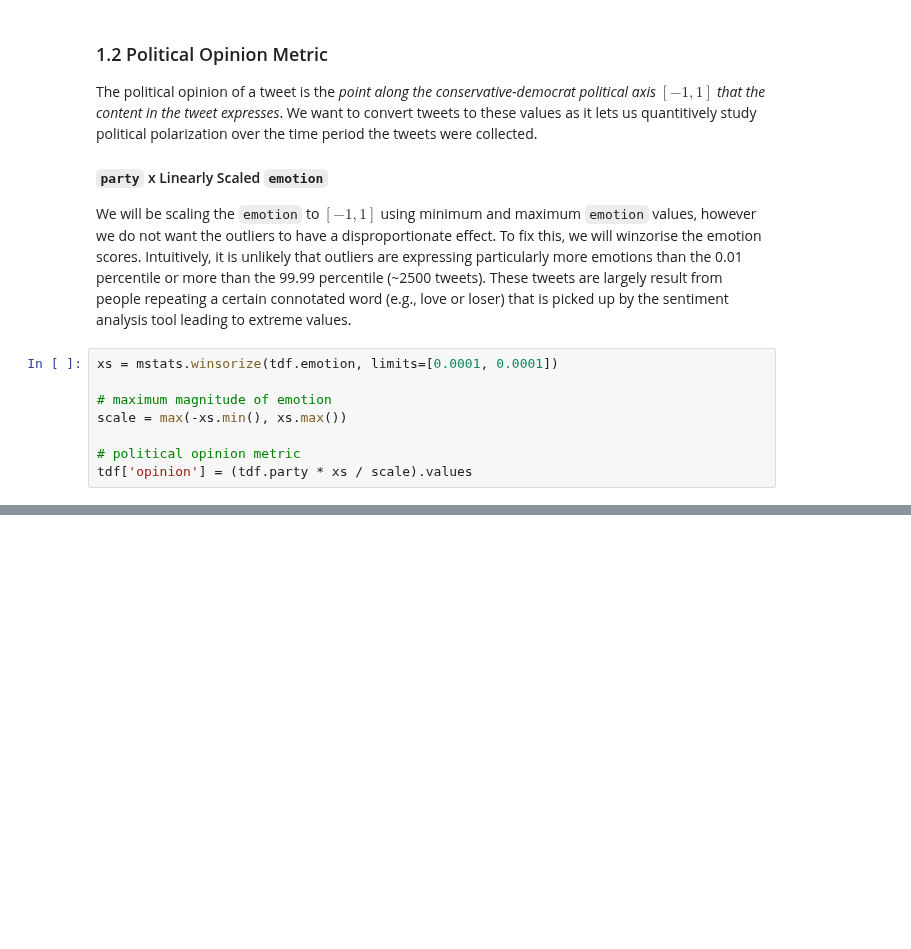
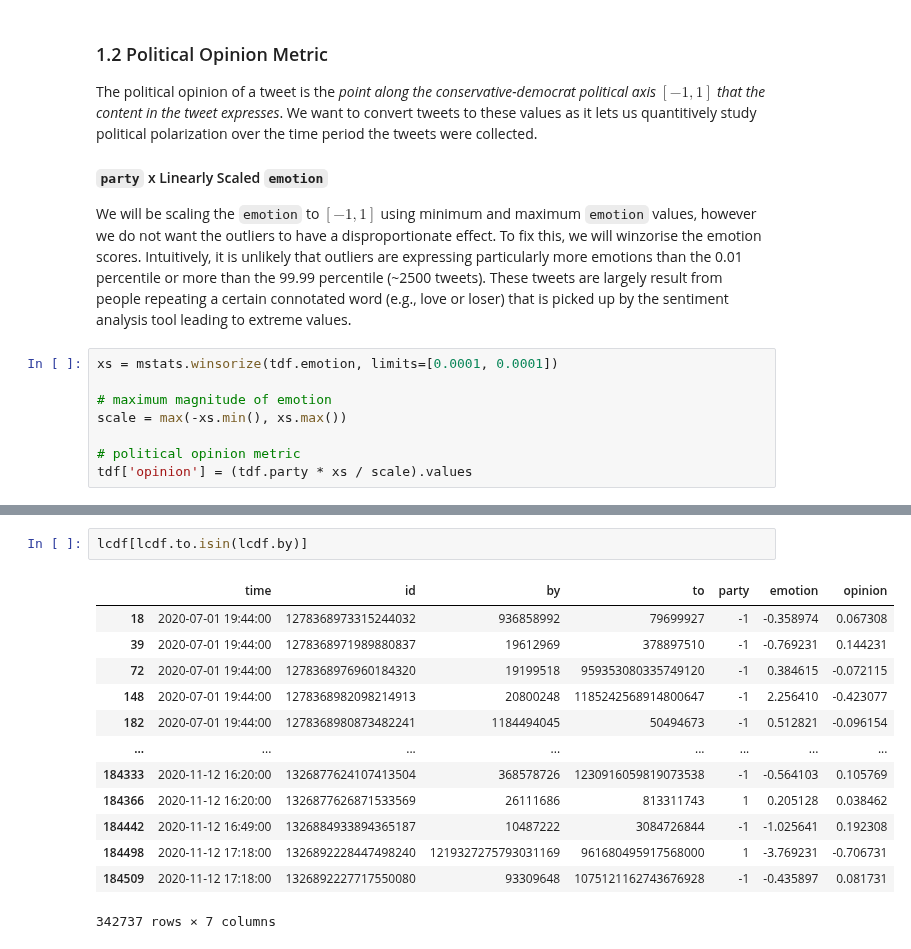
Before and after one commit to J0HNN7G/politic-polar-epsrc, a Jupyter notebook: twitter.ipynb, the cells around one changed output, grey strips where cells are left out. Drawn from its saved outputs; the diff is of its cells as text; blank space fills up the shorter version.

```diff
--- a/twitter.ipynb
+++ b/twitter.ipynb
@@ -305,0 +380,16 @@ sns.histplot(tdf.opinion.sample(5000))
+# %%
+lcdf[lcdf.to.isin(lcdf.by)]
+# %% [output]
+|  | time | id | by | to | party | emotion | opinion |
+| 18 | 2020-07-01 19:44:00 | 1278368973315244032 | 936858992 | 79699927 | -1 | -0.358974 | 0.067308 |
+| 39 | 2020-07-01 19:44:00 | 1278368971989880837 | 19612969 | 378897510 | -1 | -0.769231 | 0.144231 |
+| 72 | 2020-07-01 19:44:00 | 1278368976960184320 | 19199518 | 959353080335749120 | -1 | 0.384615 | -0.072115 |
+| 148 | 2020-07-01 19:44:00 | 1278368982098214913 | 20800248 | 1185242568914800647 | -1 | 2.256410 | -0.423077 |
+| 182 | 2020-07-01 19:44:00 | 1278368980873482241 | 1184494045 | 50494673 | -1 | 0.512821 | -0.096154 |
+| ... | ... | ... | ... | ... | ... | ... | ... |
+| 184333 | 2020-11-12 16:20:00 | 1326877624107413504 | 368578726 | 1230916059819073538 | -1 | -0.564103 | 0.105769 |
+| 184366 | 2020-11-12 16:20:00 | 1326877626871533569 | 26111686 | 813311743 | 1 | 0.205128 | 0.038462 |
+| 184442 | 2020-11-12 16:49:00 | 1326884933894365187 | 10487222 | 3084726844 | -1 | -1.025641 | 0.192308 |
+| 184498 | 2020-11-12 17:18:00 | 1326892228447498240 | 1219327275793031169 | 961680495917568000 | 1 | -3.769231 | -0.706731 |
+| 184509 | 2020-11-12 17:18:00 | 1326892227717550080 | 93309648 | 1075121162743676928 | -1 | -0.435897 | 0.081731 |
+342737 rows × 7 columns
```
Also changed, not shown: parts of 24 cells of this notebook.
